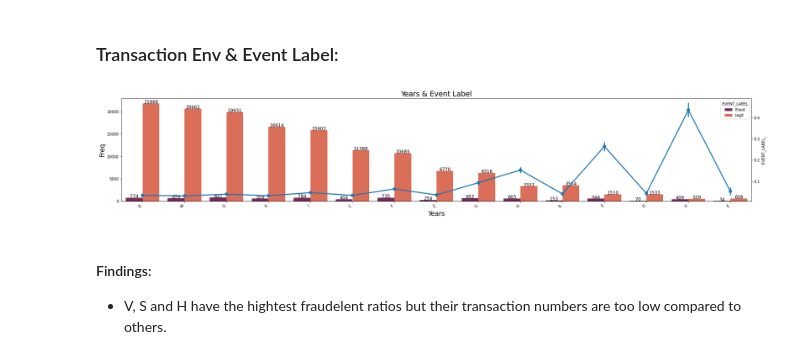
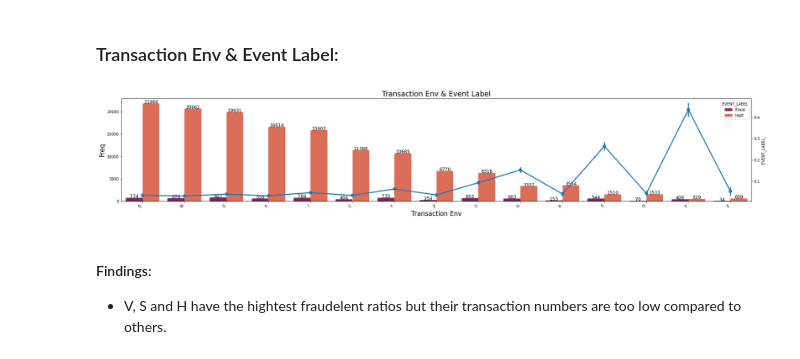
Before and after one commit to ElifKarakutukDinc/Fraud_Analytics_Case_Study, a Jupyter notebook: EDA.ipynb, the cells around one changed output. Drawn from its saved outputs; the diff is of its cells as text; code cells hidden in the pictures.

```diff
--- a/EDA.ipynb
+++ b/EDA.ipynb
@@ -637,22 +637,22 @@ countplot_pointplot_viz_top15(
 # %%
 # To see count of fraud and legit transaction for each value in Transaction Env column:
 
 filter_list = ["fraud", "legit"]
 countplot_pointplot_viz_top15(
     df_data,
     filter_list,
     "transaction_env",
     "EVENT_LABEL",
     "EVENT_LABEL_",
-    "Years",
+    "Transaction Env",
     "Freq",
-    "Years & Event Label",
+    "Transaction Env & Event Label",
     palette="rocket",
     figsize_x=30,
     figsize_y=5,
 )
 # %% [output]
-[figure, old version]
+[figure, new version]
 # %% [markdown]
 #### Findings:
 * V, S and H have the hightest fraudelent ratios but their transaction numbers are too low compared to others.
```
Also changed, not shown: parts of 8 cells of this notebook.
